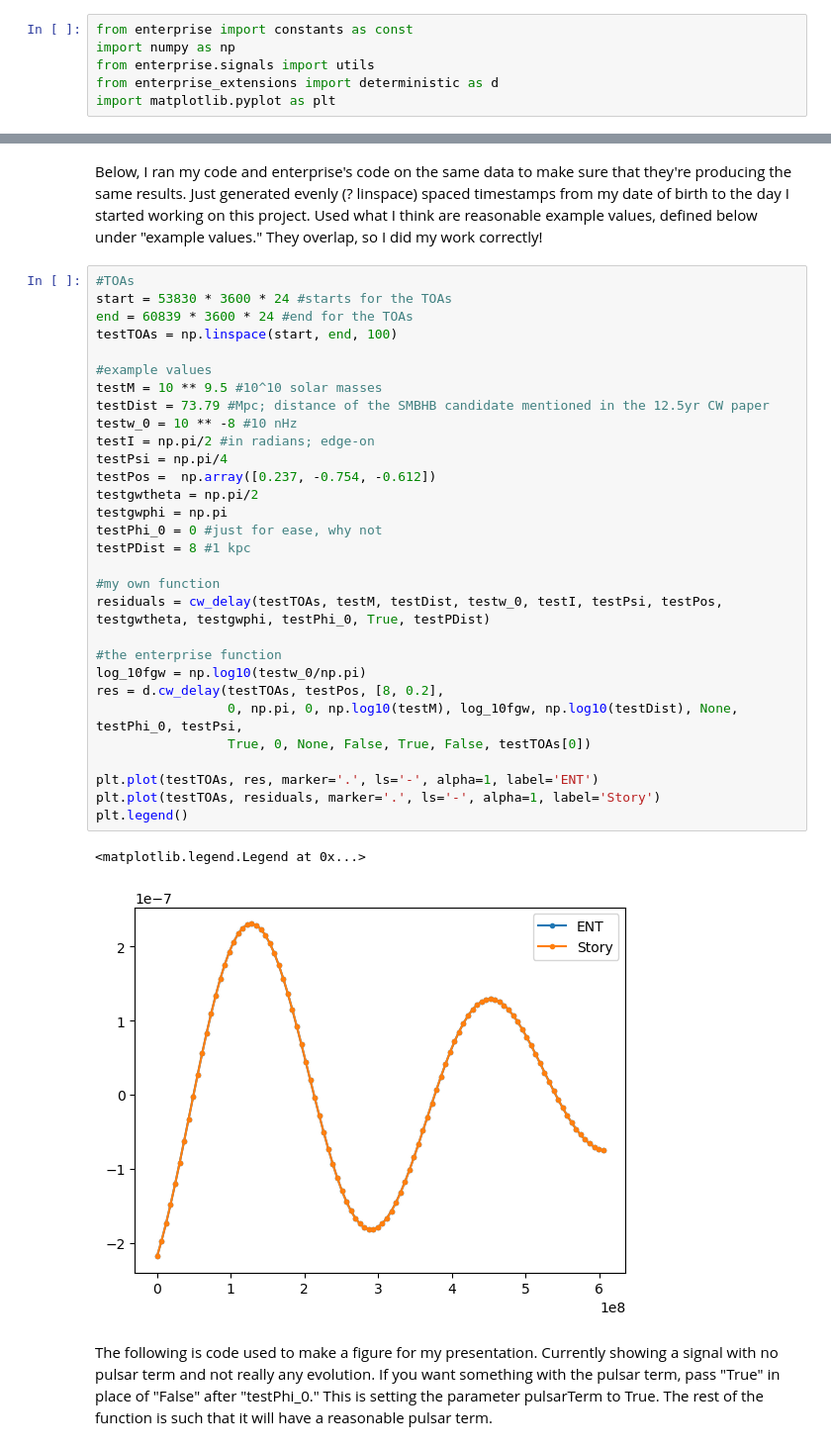
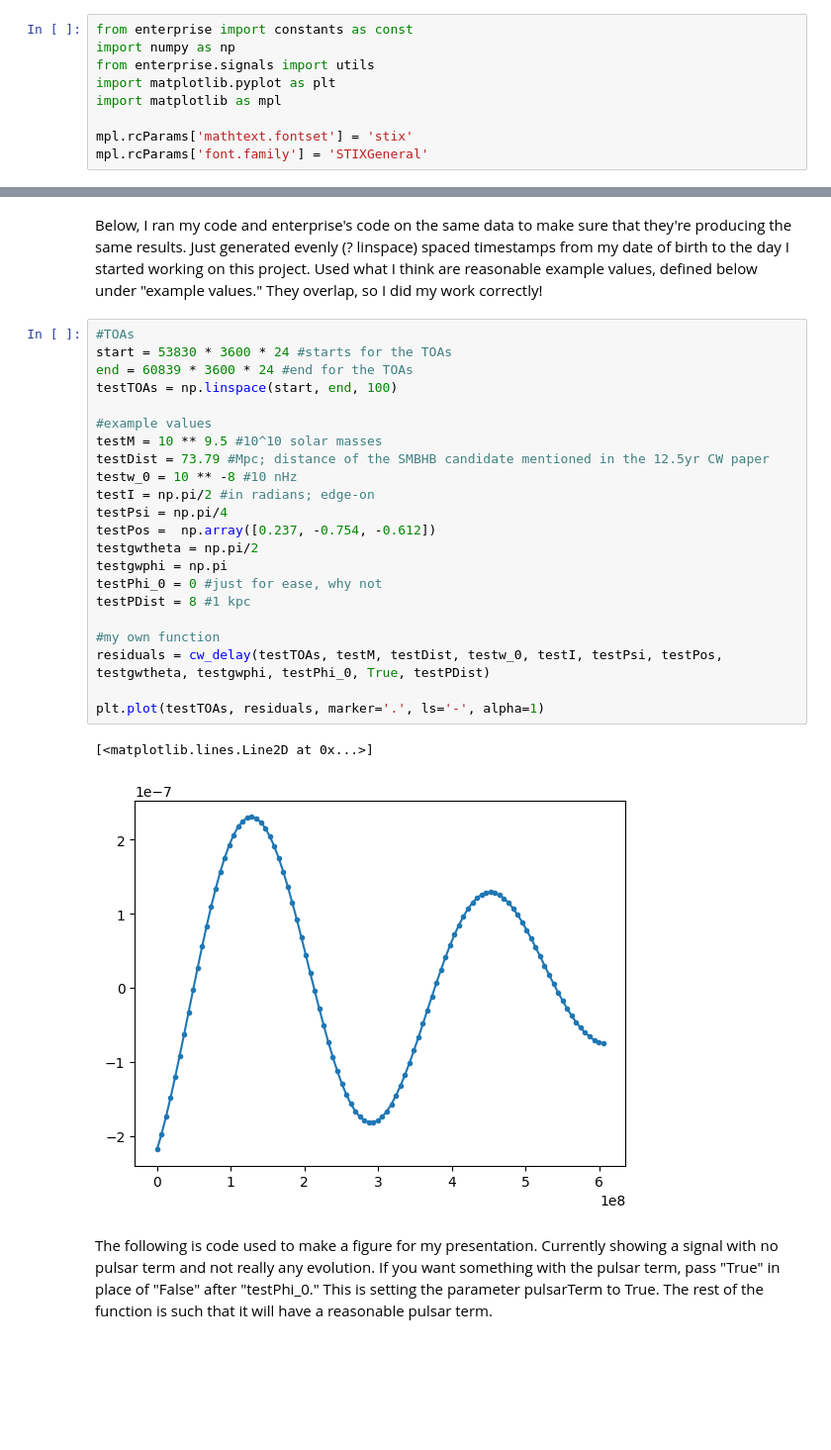
Before and after one commit to itsrainingsomewhere/smbhb-environments, a Jupyter notebook: Notebooks/Continuous_Wave_Delay.ipynb, the cells around one changed output, grey strips where cells are left out. Shown: that part at 99% size. Cells and saved outputs as stored; diff of their text form; blank space fills up the shorter version.

```diff
--- a/Notebooks/Continuous_Wave_Delay.ipynb
+++ b/Notebooks/Continuous_Wave_Delay.ipynb
@@ -27,8 +29,11 @@ i lack the spoons to fix it or understand it sorry you're on your own have fun
 from enterprise import constants as const
 import numpy as np
 from enterprise.signals import utils
-from enterprise_extensions import deterministic as d
 import matplotlib.pyplot as plt
+import matplotlib as mpl
+
+mpl.rcParams['mathtext.fontset'] = 'stix'
+mpl.rcParams['font.family'] = 'STIXGeneral'
 # %%
 def residualPerSec(t, mass, bDist, w_0, i, psi, pos, gwtheta, gwphi, Phi_0, pulsarTerm, pDist): #just earth term
     """
@@ -179,36 +184,28 @@ Below, I ran my code and enterprise's code on the same data to make sure that th
 # %%
 #TOAs
 start = 53830 * 3600 * 24 #starts for the TOAs
 end = 60839 * 3600 * 24 #end for the TOAs
 testTOAs = np.linspace(start, end, 100)
 
 #example values
 testM = 10 ** 9.5 #10^10 solar masses
 testDist = 73.79 #Mpc; distance of the SMBHB candidate mentioned in the 12.5yr CW paper
 testw_0 = 10 ** -8 #10 nHz
 testI = np.pi/2 #in radians; edge-on
 testPsi = np.pi/4
 testPos =  np.array([0.237, -0.754, -0.612])
 testgwtheta = np.pi/2
 testgwphi = np.pi
 testPhi_0 = 0 #just for ease, why not
 testPDist = 8 #1 kpc
 
 #my own function
 residuals = cw_delay(testTOAs, testM, testDist, testw_0, testI, testPsi, testPos, testgwtheta, testgwphi, testPhi_0, True, testPDist)
 
-#the enterprise function
-log_10fgw = np.log10(testw_0/np.pi)
-res = d.cw_delay(testTOAs, testPos, [8, 0.2],
-                 0, np.pi, 0, np.log10(testM), log_10fgw, np.log10(testDist), None, testPhi_0, testPsi,
-                 True, 0, None, False, True, False, testTOAs[0])
-
-plt.plot(testTOAs, res, marker='.', ls='-', alpha=1, label='ENT')
-plt.plot(testTOAs, residuals, marker='.', ls='-', alpha=1, label='Story')
-plt.legend()
+plt.plot(testTOAs, residuals, marker='.', ls='-', alpha=1)
 # %% [output]
-<matplotlib.legend.Legend at 0x...>
+[<matplotlib.lines.Line2D at 0x...>]
-[figure, old version]
+[figure, new version]
 # %% [markdown]
 The following is code used to make a figure for my presentation. Currently showing a signal with no pulsar term and not really any evolution. If you want something with the pulsar term, pass "True" in place of "False" after "testPhi_0." This is setting the parameter pulsarTerm to True. The rest of the function is such that it will have a reasonable pulsar term.
 # %%
```
Also changed, not shown: parts of 3 cells of this notebook, 4 other files.
